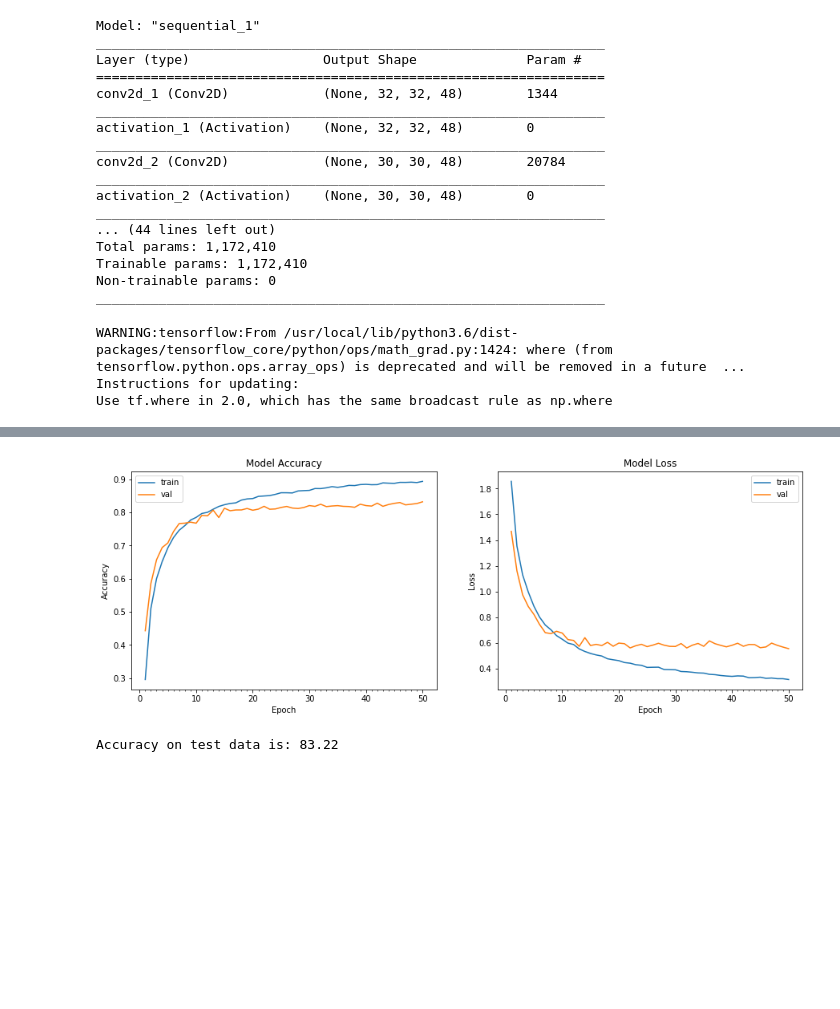
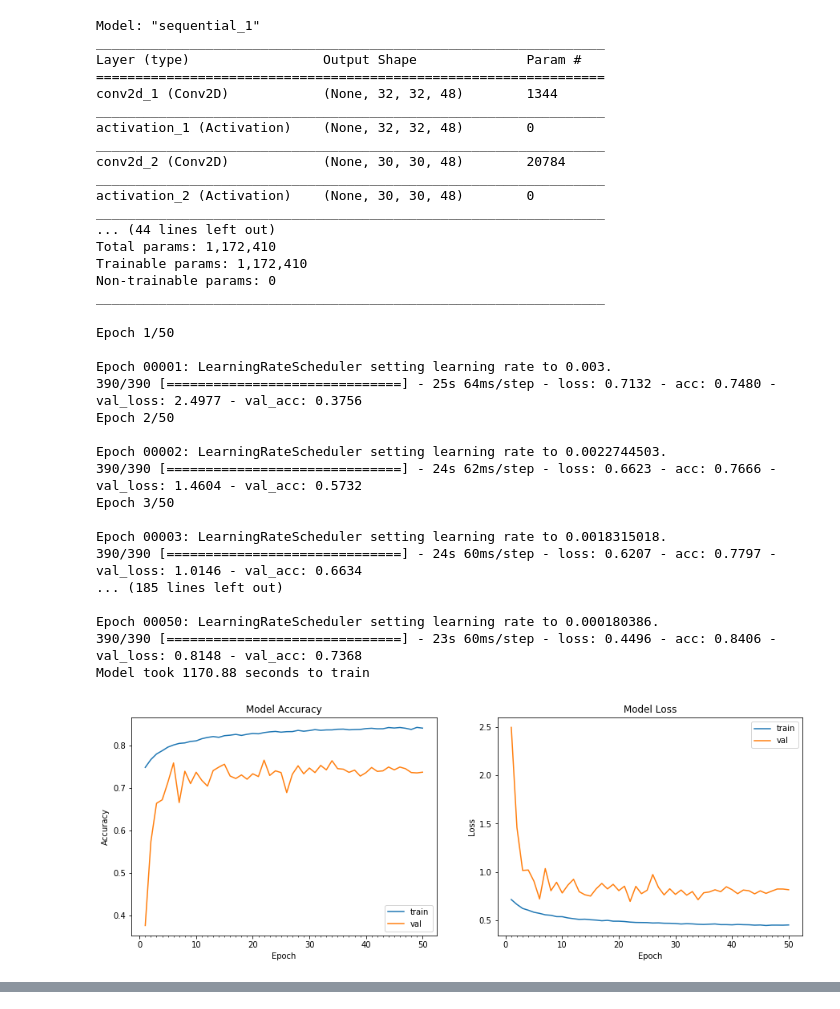
Before and after one commit to csharpshooter/EIP, a Jupyter notebook: A3/Assignment_3.ipynb, the cells around one changed output, grey strips where cells are left out. Saved outputs shown, nothing was run; the diff lists cells and outputs as text; code cells hidden in the pictures; blank space fills up the shorter version.

Commit message:
added learning rate scheduler

```diff
--- a/A3/Assignment_3.ipynb
+++ b/A3/Assignment_3.ipynb
@@ -136,25 +136,45 @@ Trainable params: 1,172,410
 Non-trainable params: 0
 _________________________________________________________________
 # %%
+from keras.callbacks import LearningRateScheduler
+def scheduler(epoch, lr):
+  return round(0.003 * 1/(1 + 0.319 * epoch), 10)
+
+
 from keras.preprocessing.image import ImageDataGenerator
 
 datagen = ImageDataGenerator(zoom_range=0.0,
                              horizontal_flip=False)
 
 
 # train the model
 start = time.time()
 # Train the model
 model_info = model.fit_generator(datagen.flow(train_features, train_labels, batch_size = 128),
                                  samples_per_epoch = train_features.shape[0], nb_epoch = 50,
-                                 validation_data = (test_features, test_labels), verbose=1)
+                                 validation_data = (test_features, test_labels), verbose=1, callbacks=[LearningRateScheduler(scheduler, verbose=1)])
 end = time.time()
 print ("Model took %0.2f seconds to train"%(end - start))
 # plot model history
 plot_model_history(model_info)
 # compute test accuracy
 print ("Accuracy on test data is: %0.2f"%accuracy(test_features, test_labels, model))
 # %% [output]
-WARNING:tensorflow:From /usr/local/lib/python3.6/dist-packages/tensorflow_core/python/ops/math_grad.py:1424: where (from tensorflow.python.ops.array_ops) is deprecated and will be removed in a future  ...
-Instructions for updating:
-Use tf.where in 2.0, which has the same broadcast rule as np.where
+Epoch 1/50
+
+Epoch 00001: LearningRateScheduler setting learning rate to 0.003.
+390/390 [==============================] - 25s 64ms/step - loss: 0.7132 - acc: 0.7480 - val_loss: 2.4977 - val_acc: 0.3756
+Epoch 2/50
+
+Epoch 00002: LearningRateScheduler setting learning rate to 0.0022744503.
+390/390 [==============================] - 24s 62ms/step - loss: 0.6623 - acc: 0.7666 - val_loss: 1.4604 - val_acc: 0.5732
+Epoch 3/50
+
+Epoch 00003: LearningRateScheduler setting learning rate to 0.0018315018.
+390/390 [==============================] - 24s 60ms/step - loss: 0.6207 - acc: 0.7797 - val_loss: 1.0146 - val_acc: 0.6634
+... (185 lines left out)
+
+Epoch 00050: LearningRateScheduler setting learning rate to 0.000180386.
+390/390 [==============================] - 23s 60ms/step - loss: 0.4496 - acc: 0.8406 - val_loss: 0.8148 - val_acc: 0.7368
+Model took 1170.88 seconds to train
+[figure, new version]
@@ -178,5 +182,3 @@ Model took 1038.98 seconds to train
-[figure, old version]
-Accuracy on test data is: 83.22
 # %%
 # Define the model
 model = Sequential()
```
Also changed, not shown: parts of 4 cells of this notebook.
